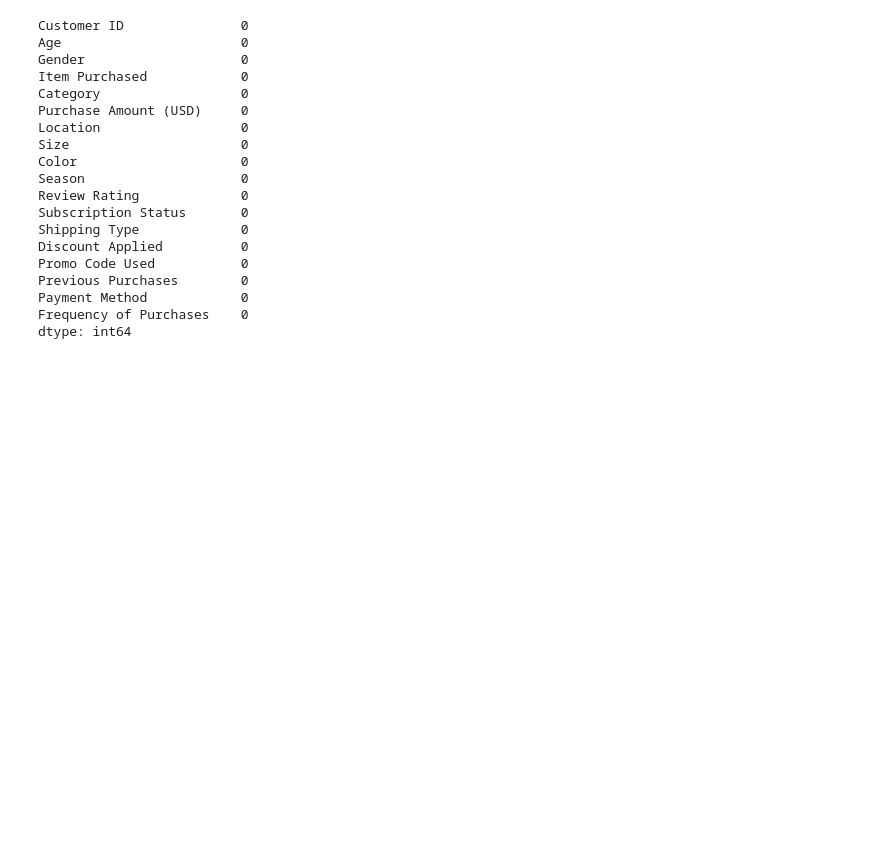
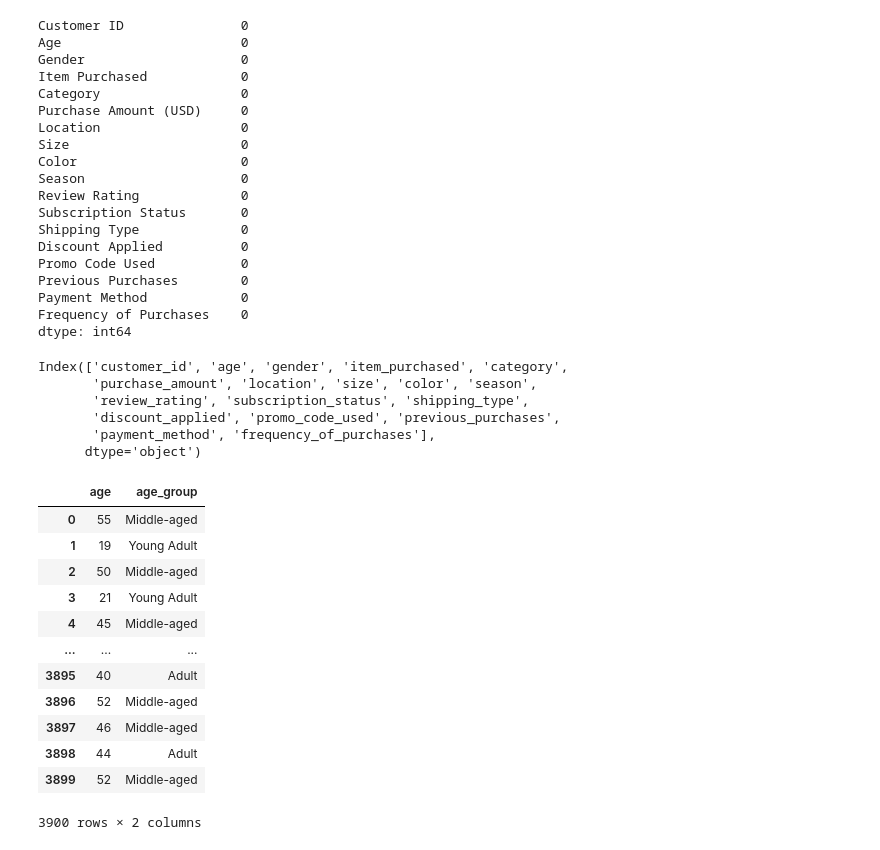
Before and after one commit to manishkr6/customer-trends-data-analysis-SQL-Python-PowerBI, a Jupyter notebook: Customer_Shopping_Behavior_Analysis.ipynb, the cells around one changed output. Saved outputs shown, nothing was run; the diff lists cells and outputs as text; code cells hidden in the pictures; blank space fills up the shorter version.

```diff
--- a/Customer_Shopping_Behavior_Analysis.ipynb
+++ b/Customer_Shopping_Behavior_Analysis.ipynb
@@ -91,3 +91,36 @@ Previous Purchases        0
 Payment Method            0
 Frequency of Purchases    0
 dtype: int64
+# %%
+df.columns = df.columns.str.lower()
+df.columns = df.columns.str.replace(' ', '_')
+df = df.rename(columns={'purchase_amount_(usd)': 'purchase_amount'})
+# %%
+df.columns
+# %% [output]
+Index(['customer_id', 'age', 'gender', 'item_purchased', 'category',
+       'purchase_amount', 'location', 'size', 'color', 'season',
+       'review_rating', 'subscription_status', 'shipping_type',
+       'discount_applied', 'promo_code_used', 'previous_purchases',
+       'payment_method', 'frequency_of_purchases'],
+      dtype='object')
+# %%
+# Create a column age_group
+labels = ['Young Adult', 'Adult', 'Middle-aged', 'Senior']
+df['age_group'] = pd.qcut(df['age'], q = 4, labels = labels)
+# %%
+df[['age', 'age_group']]
+# %% [output]
+|  | age | age_group |
+| 0 | 55 | Middle-aged |
+| 1 | 19 | Young Adult |
+| 2 | 50 | Middle-aged |
+| 3 | 21 | Young Adult |
+| 4 | 45 | Middle-aged |
+| ... | ... | ... |
+| 3895 | 40 | Adult |
+| 3896 | 52 | Middle-aged |
+| 3897 | 46 | Middle-aged |
+| 3898 | 44 | Adult |
+| 3899 | 52 | Middle-aged |
+3900 rows × 2 columns
```
Also changed, not shown: parts of 10 cells of this notebook, 1 other file.
